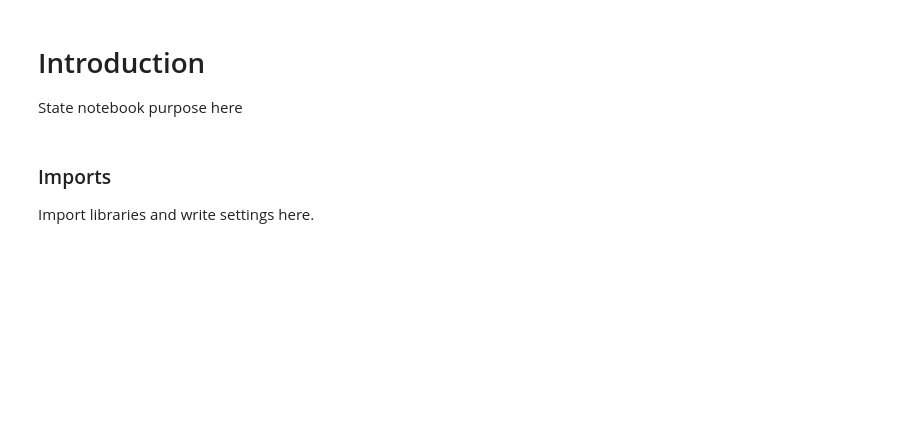
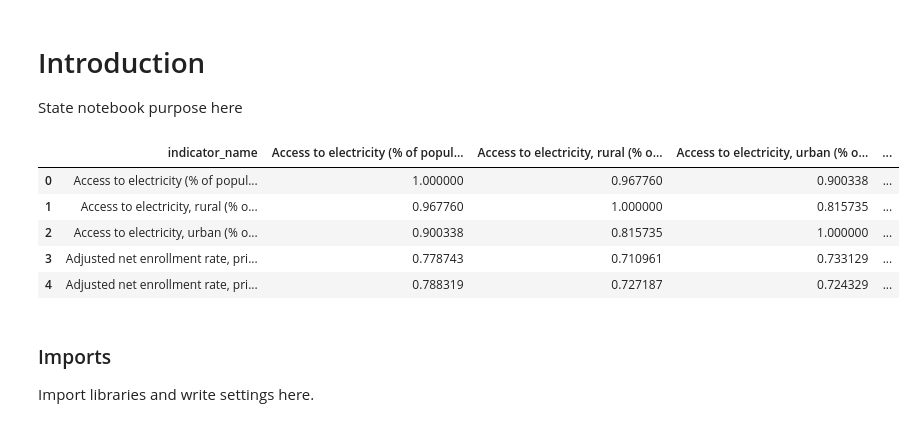
Before and after one commit to WillKoehrsen/Data-Analysis, a Jupyter notebook: datashader-work/datashader-tryout.ipynb, the cells around one changed output. Drawn from its saved outputs; the diff is of its cells as text; code cells hidden in the pictures; blank space fills up the shorter version.

```diff
--- a/datashader-work/datashader-tryout.ipynb
+++ b/datashader-work/datashader-tryout.ipynb
@@ -1,6 +1,17 @@
 # %% [markdown]
 # Introduction
 State notebook purpose here
+# %%
+import pandas as pd
+df = pd.read_csv('C:/Users/willk/Downloads/corrs.csv')
+df.head()
+# %% [output]
+|  | indicator_name | Access to electricity (% of popul... | Access to electricity, rural (% o... | Access to electricity, urban (% o... | ... |
+| 0 | Access to electricity (% of popul... | 1.000000 | 0.967760 | 0.900338 | ... |
+| 1 | Access to electricity, rural (% o... | 0.967760 | 1.000000 | 0.815735 | ... |
+| 2 | Access to electricity, urban (% o... | 0.900338 | 0.815735 | 1.000000 | ... |
+| 3 | Adjusted net enrollment rate, pri... | 0.778743 | 0.710961 | 0.733129 | ... |
+| 4 | Adjusted net enrollment rate, pri... | 0.788319 | 0.727187 | 0.724329 | ... |
 # %% [markdown]
 ### Imports
 Import libraries and write settings here.
```
Also changed, not shown: 4 other files.
